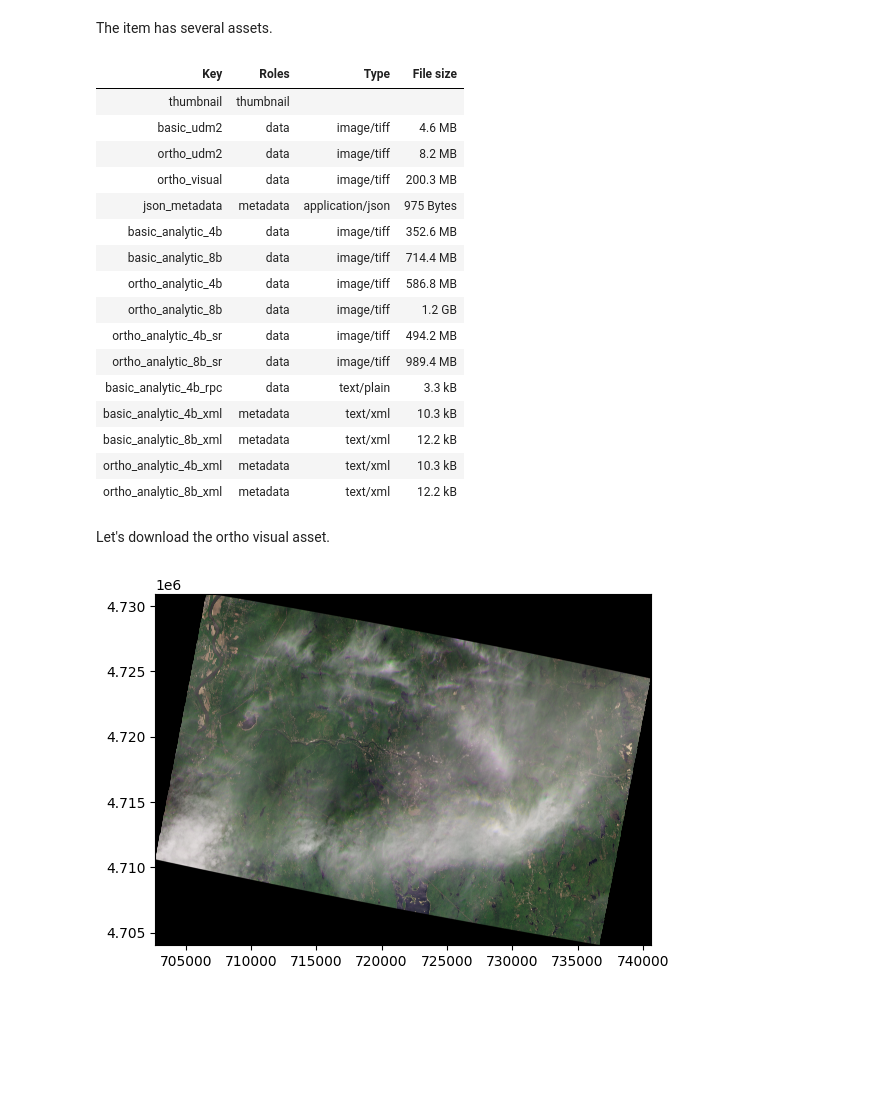
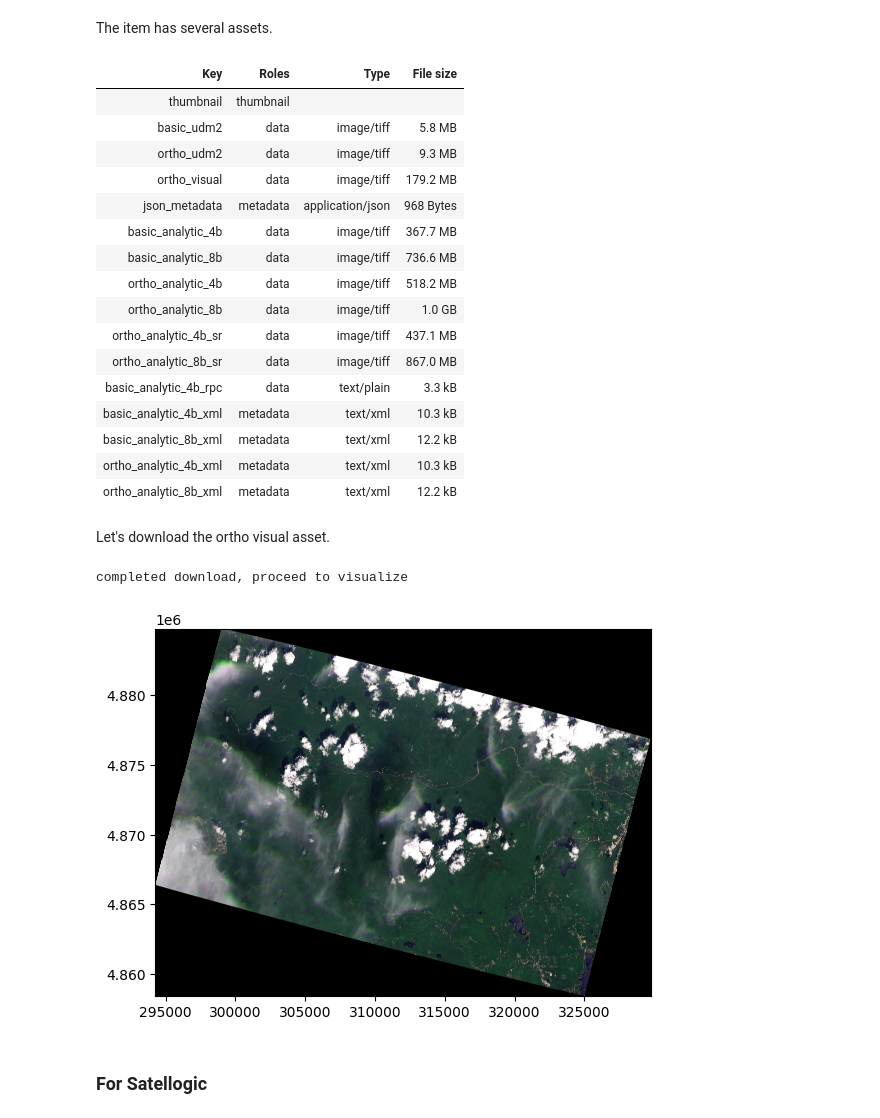
Before and after one commit to NASA-IMPACT/csda-client, a Jupyter notebook: docs/examples/search-and-download.ipynb, the cells around one changed output. Saved outputs shown, nothing was run; the diff lists cells and outputs as text; code cells hidden in the pictures; blank space fills up the shorter version.

```diff
--- a/docs/examples/search-and-download.ipynb
+++ b/docs/examples/search-and-download.ipynb
@@ -28,3 +26,9 @@ LONGMONT_CO_USA = {"type": "Point", "coordinates": [-105.1019, 40.1672]}
+# %%
+PLANET_ITEM_ID = "PSScene-20250706_160525_67_24c6"
+SATELLOGIC_ITEM_ID = "20251123_221219_589_SN41_L1D_SR_MS_333174"
+
+LONGMONT_CO_USA = {"type": "Point", "coordinates": [-105.1019, 40.1672]}
+STEWART_NEVADA_USA = {"type": "Point", "coordinates": [-114.39874274521466, 36.349580984447435]}
 # %% [markdown]
 ## Collection search
 
@@ -160,7 +217,7 @@ For this demonstration, we cheat a bit and use an item that we _know_ isn't in c
 # %%
 item_search = stac_client.search(
     collections=["planet"],
-    ids=["PSScene-20250513_160742_95_253a"],
+    ids=[PLANET_ITEM_ID],
 )
 item_collection = item_search.item_collection()
 assert len(item_collection) == 1
@@ -191,16 +248,16 @@ tabulate.tabulate(
 # %% [output]
 | Key | Roles | Type | File size |
 | thumbnail | thumbnail |  |  |
-| basic_udm2 | data | image/tiff | 4.6 MB |
-| ortho_udm2 | data | image/tiff | 8.2 MB |
-| ortho_visual | data | image/tiff | 200.3 MB |
-| json_metadata | metadata | application/json | 975 Bytes |
-| basic_analytic_4b | data | image/tiff | 352.6 MB |
-| basic_analytic_8b | data | image/tiff | 714.4 MB |
-| ortho_analytic_4b | data | image/tiff | 586.8 MB |
-| ortho_analytic_8b | data | image/tiff | 1.2 GB |
-| ortho_analytic_4b_sr | data | image/tiff | 494.2 MB |
-| ortho_analytic_8b_sr | data | image/tiff | 989.4 MB |
+| basic_udm2 | data | image/tiff | 5.8 MB |
+| ortho_udm2 | data | image/tiff | 9.3 MB |
+| ortho_visual | data | image/tiff | 179.2 MB |
+| json_metadata | metadata | application/json | 968 Bytes |
+| basic_analytic_4b | data | image/tiff | 367.7 MB |
+| basic_analytic_8b | data | image/tiff | 736.6 MB |
+| ortho_analytic_4b | data | image/tiff | 518.2 MB |
+| ortho_analytic_8b | data | image/tiff | 1.0 GB |
+| ortho_analytic_4b_sr | data | image/tiff | 437.1 MB |
+| ortho_analytic_8b_sr | data | image/tiff | 867.0 MB |
 | basic_analytic_4b_rpc | data | text/plain | 3.3 kB |
 | basic_analytic_4b_xml | metadata | text/xml | 10.3 kB |
 | basic_analytic_8b_xml | metadata | text/xml | 12.2 kB |
@@ -209,10 +266,15 @@ tabulate.tabulate(
 # %% [markdown]
 Let's download the ortho visual asset.
 # %%
+asset_key = "ortho_visual"
 with TemporaryDirectory() as temporary_directory:
-    local_path = Path(temporary_directory) / "ortho_visual.tif"
-    client.download_item(item, "ortho_visual", local_path)
+    local_path = Path(temporary_directory) / f"{asset_key}.tif"
+    client.download_item(item, asset_key, local_path)
+    print("completed download, proceed to visualize")
     with rasterio.open(local_path) as dataset:
         rasterio.plot.show(dataset)
 # %% [output]
+completed download, proceed to visualize
-[figure, old version]
+[figure, new version]
+# %% [markdown]
+### For Satellogic
```
Also changed, not shown: parts of 22 cells of this notebook.
